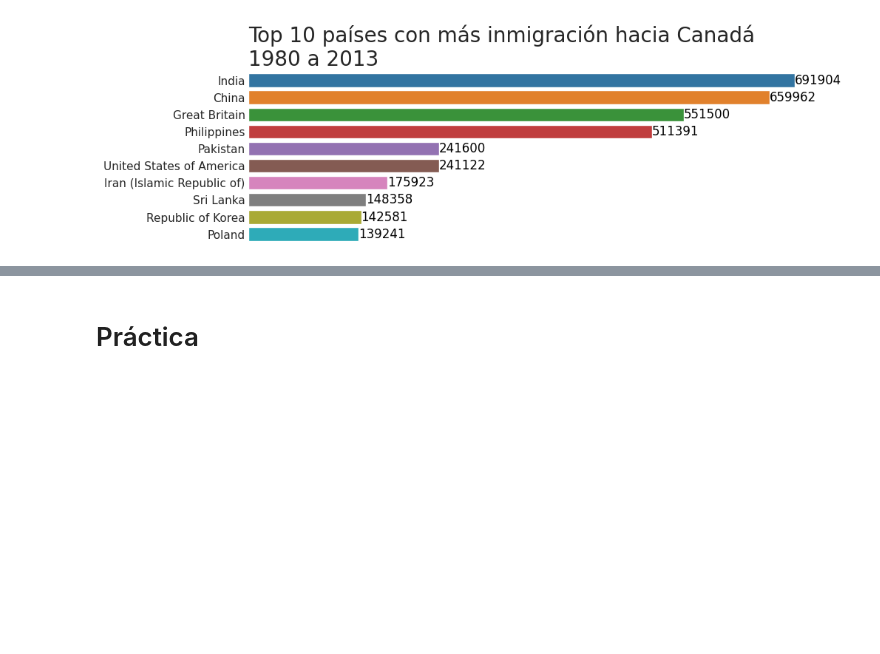
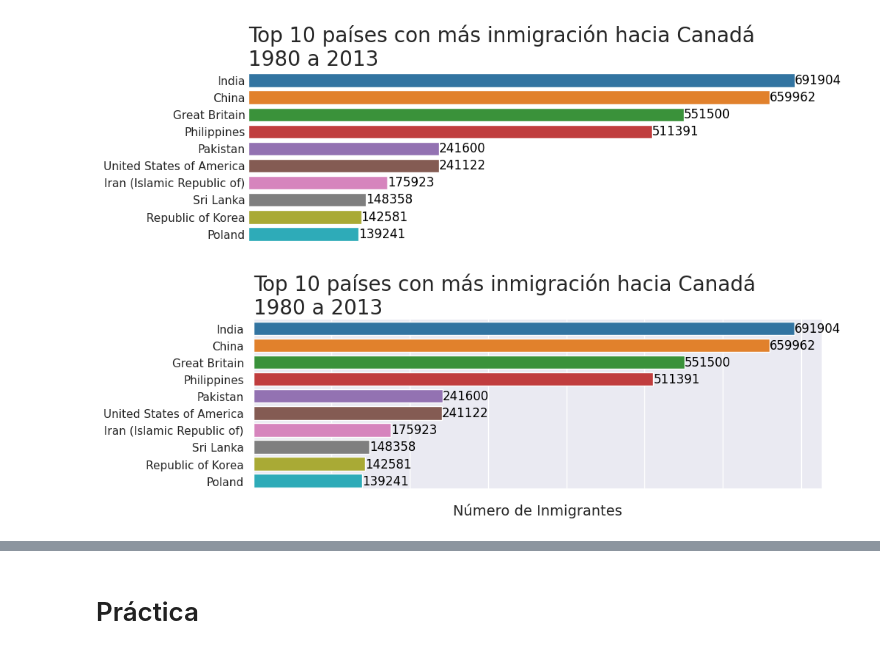
Before and after one commit to AenimaLabs/Oracle_One_Data_Science, a Jupyter notebook: Visualización_de_datos.ipynb, the cells around one changed output, grey strips where cells are left out. Saved outputs shown, nothing was run; the diff lists cells and outputs as text; code cells hidden in the pictures; blank space fills up the shorter version.

```diff
--- a/Visualización_de_datos.ipynb
+++ b/Visualización_de_datos.ipynb
@@ -632,3 +632,20 @@ generar_grafico("Paired")
 generar_grafico("tab10")
 # %% [output]
 [figure]
+# %%
+def generar_grafico (palette):
+  fig, ax = plt.subplots(figsize=(10, 3)) #fig es la figura (tamaño del lienzo) y ax es la gráfica
+  ax.set(xticklabels = [])
+  ax = sns.barplot(data=top_10, x='Total', y=top_10.index , hue=top_10.index, orient="h", palette=palette, legend=False)
+  ax.set_title('Top 10 países con más inmigración hacia Canadá\n1980 a 2013', fontsize=20, loc='left')
+  ax.set_xlabel('Número de Inmigrantes', fontsize=14)
+  ax.set_ylabel('')
+  sns.despine()
+  for i, j in enumerate(top_10['Total']):
+    ax.text(j, i, str(j), color = "black",ha='left', va='center', fontsize=12)
+  plt.show()
+# %%
+sns.set_theme(style="darkgrid")
+generar_grafico("tab10")
+# %% [output]
+[figure, added]
```
Also changed, not shown: parts of 20 cells of this notebook.
